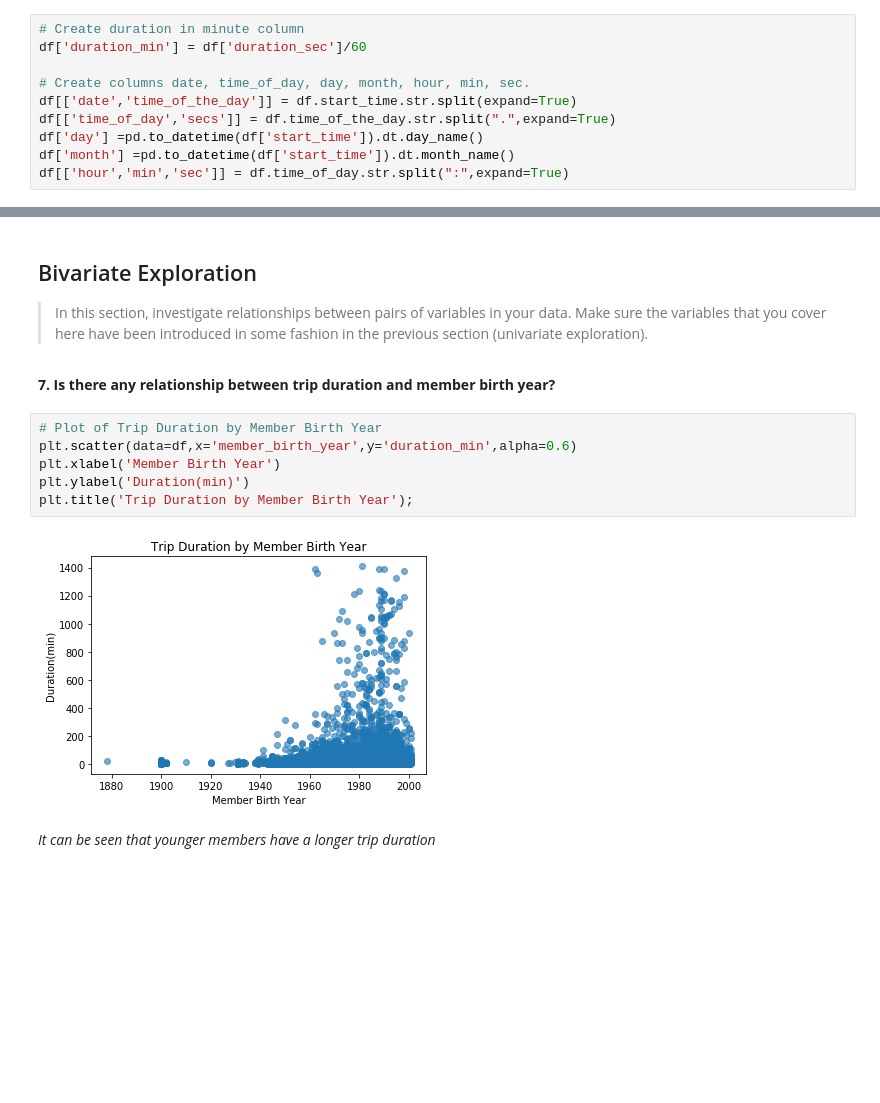
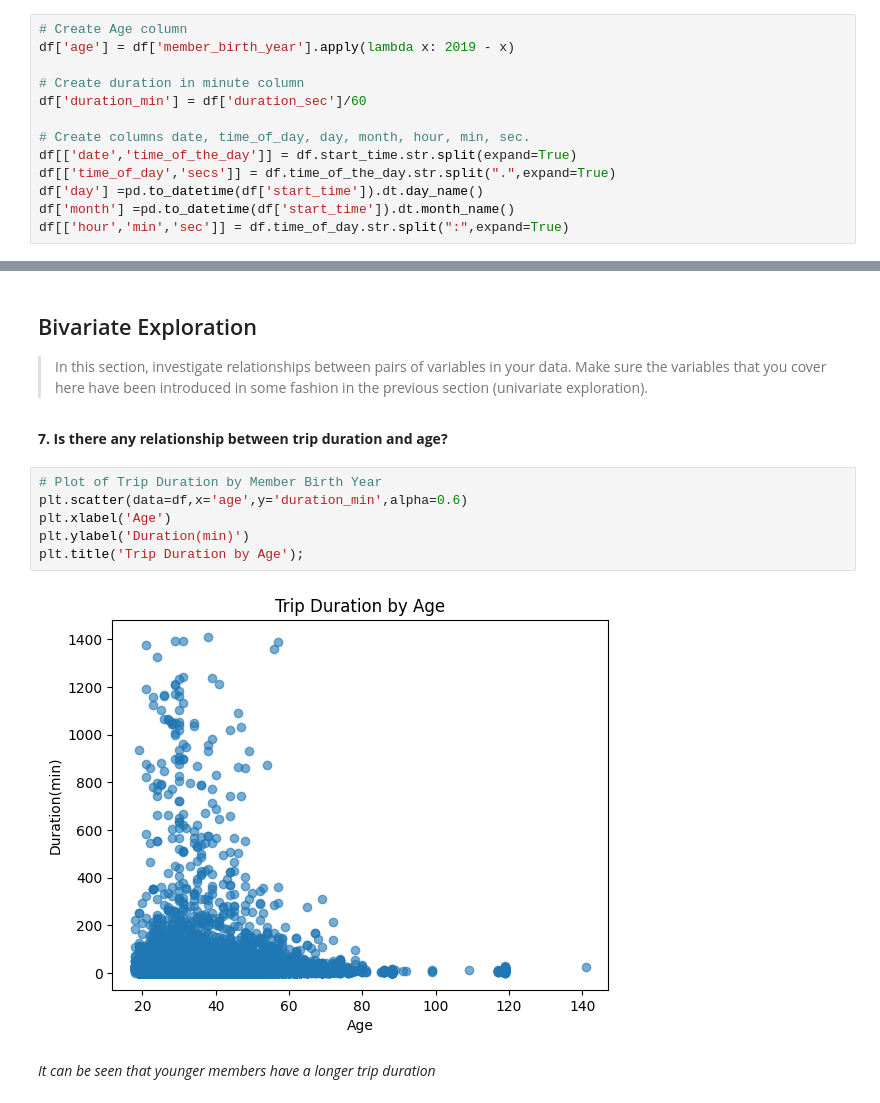
Before and after one commit to amiegirl/Ford_GoBike-TripData, a Jupyter notebook: Part_I_Ford GoBike-Tripdata_exploration.ipynb, the cells around one changed output, grey strips where cells are left out. Cells and saved outputs as stored; diff of their text form; blank space fills up the shorter version.

```diff
--- a/Part_I_Ford GoBike-Tripdata_exploration.ipynb
+++ b/Part_I_Ford GoBike-Tripdata_exploration.ipynb
@@ -102,6 +102,9 @@ df.isnull().sum().any()
 # %% [output]
 False
 # %%
+# Create Age column
+df['age'] = df['member_birth_year'].apply(lambda x: 2019 - x)
+
 # Create duration in minute column
 df['duration_min'] = df['duration_sec']/60
 
@@ -339,15 +342,15 @@ plt.show()
 data. Make sure the variables that you cover here have been introduced in some
 fashion in the previous section (univariate exploration).
 # %% [markdown]
-**7. Is there any relationship between trip duration and member birth year?**
+**7. Is there any relationship between trip duration and age?**
 # %%
 # Plot of Trip Duration by Member Birth Year
-plt.scatter(data=df,x='member_birth_year',y='duration_min',alpha=0.6)
-plt.xlabel('Member Birth Year')
+plt.scatter(data=df,x='age',y='duration_min',alpha=0.6)
+plt.xlabel('Age')
 plt.ylabel('Duration(min)')
-plt.title('Trip Duration by Member Birth Year');
+plt.title('Trip Duration by Age');
 # %% [output]
-[figure, old version]
+[figure, new version]
 # %% [markdown]
 *It can be seen that younger members have a longer trip duration*
 # %% [markdown]
```
Also changed, not shown: parts of 9 cells of this notebook.
